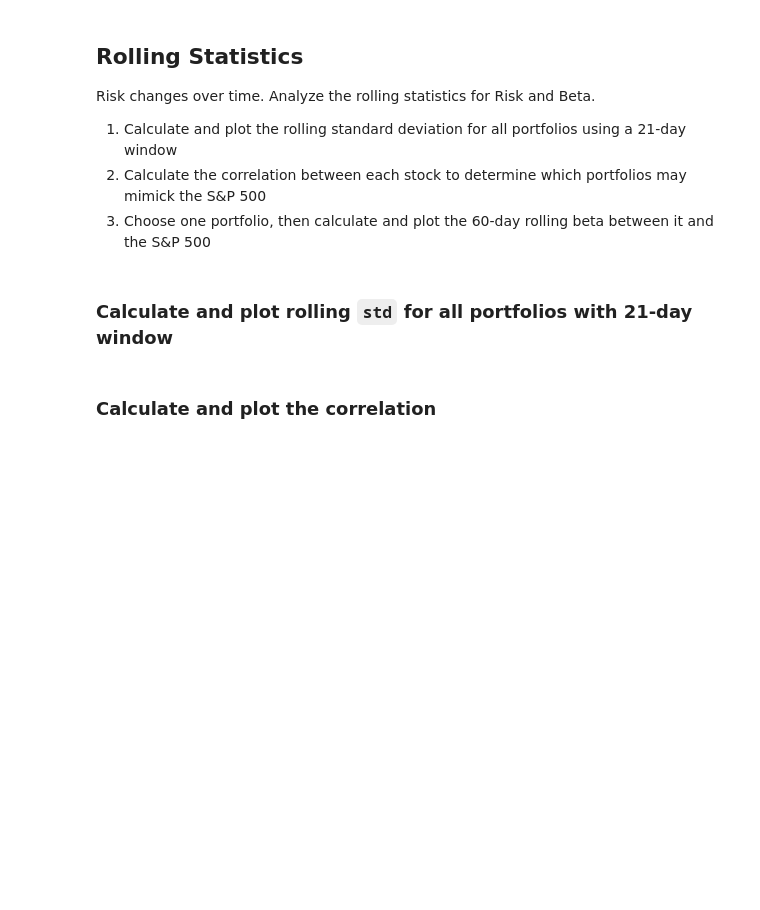
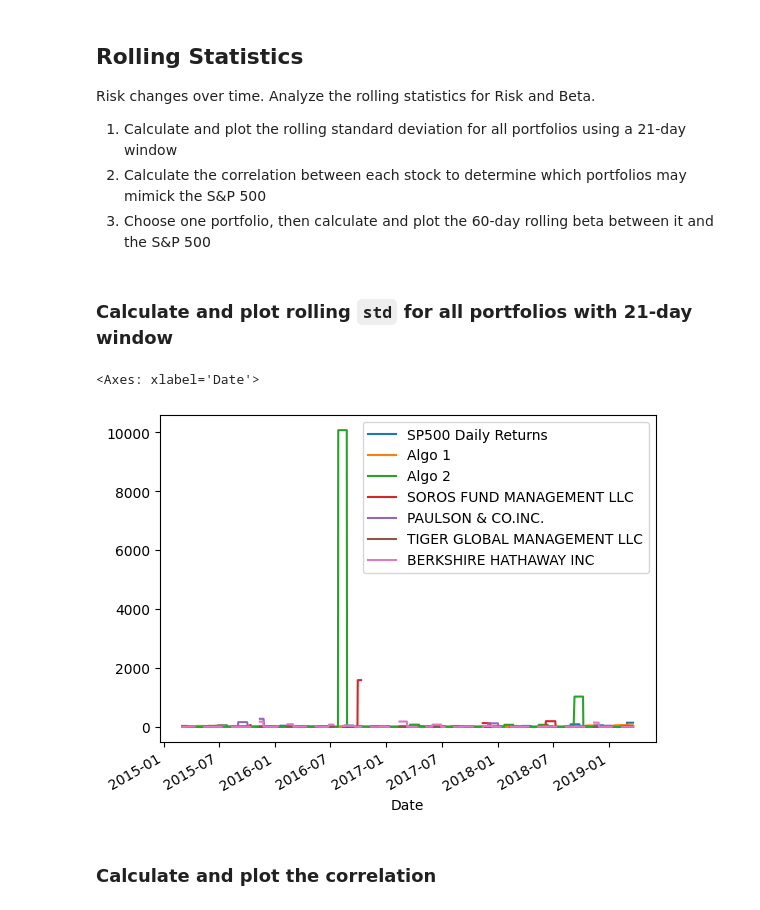
Before and after one commit to bittraidr/Challenge_4, a Jupyter notebook: whale_analysis.ipynb, the cells around one changed output. Saved outputs shown, nothing was run; the diff lists cells and outputs as text; code cells hidden in the pictures; blank space fills up the shorter version.

```diff
--- a/whale_analysis.ipynb
+++ b/whale_analysis.ipynb
@@ -313,7 +383,14 @@ Risk changes over time. Analyze the rolling statistics for Risk and Beta.
 ### Calculate and plot rolling `std` for all portfolios with 21-day window
 # %%
 # Calculate the rolling standard deviation for all portfolios using a 21-day window
+# Calculate the rolling standard deviation with a 21-day window
+rolling_std = combined_daily.rolling(window=21).std()
 
 # Plot the rolling standard deviation
+rolling_std.plot()
+# Plot the rolling standard deviation
+# %% [output]
+<Axes: xlabel='Date'>
+[figure, added]
 # %% [markdown]
 ### Calculate and plot the correlation
```
Also changed, not shown: parts of 15 cells of this notebook.
